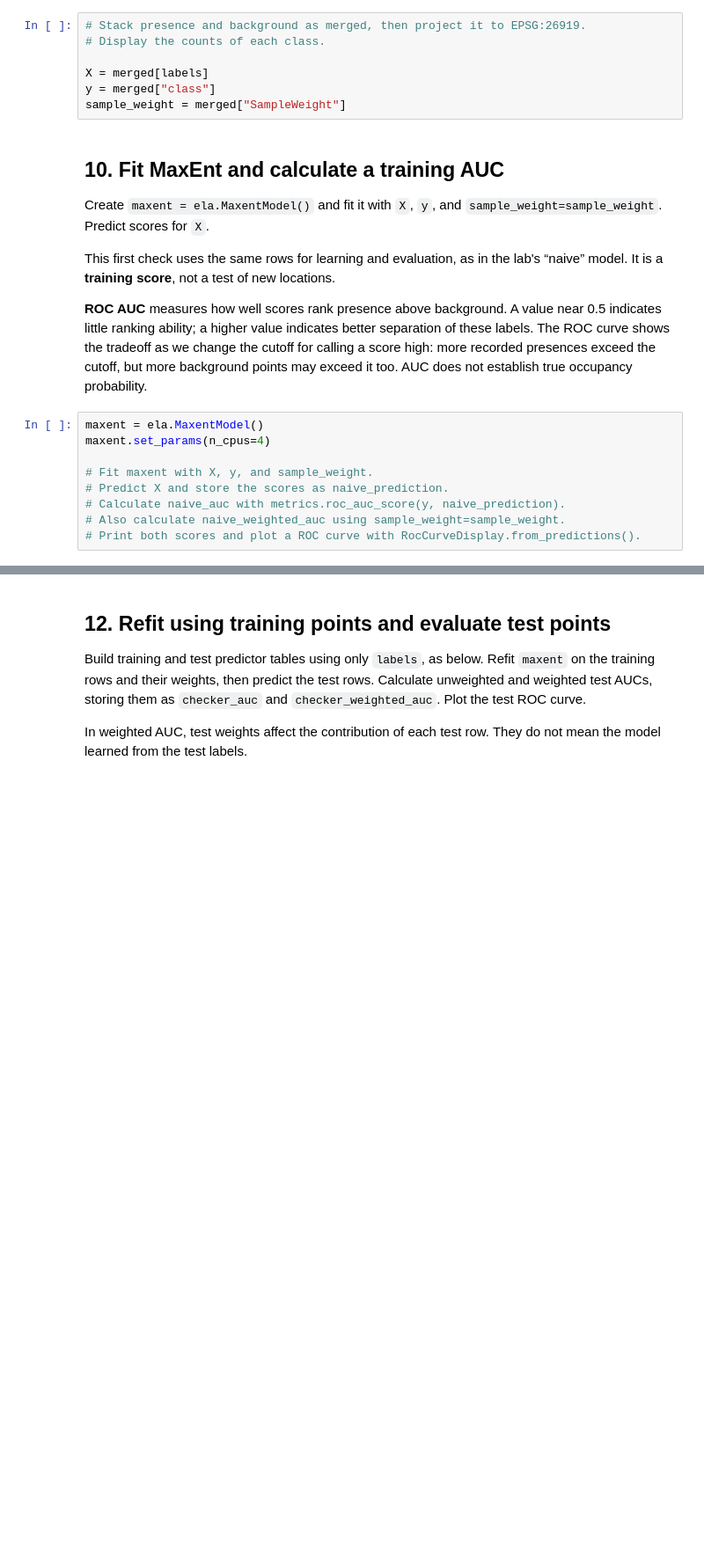
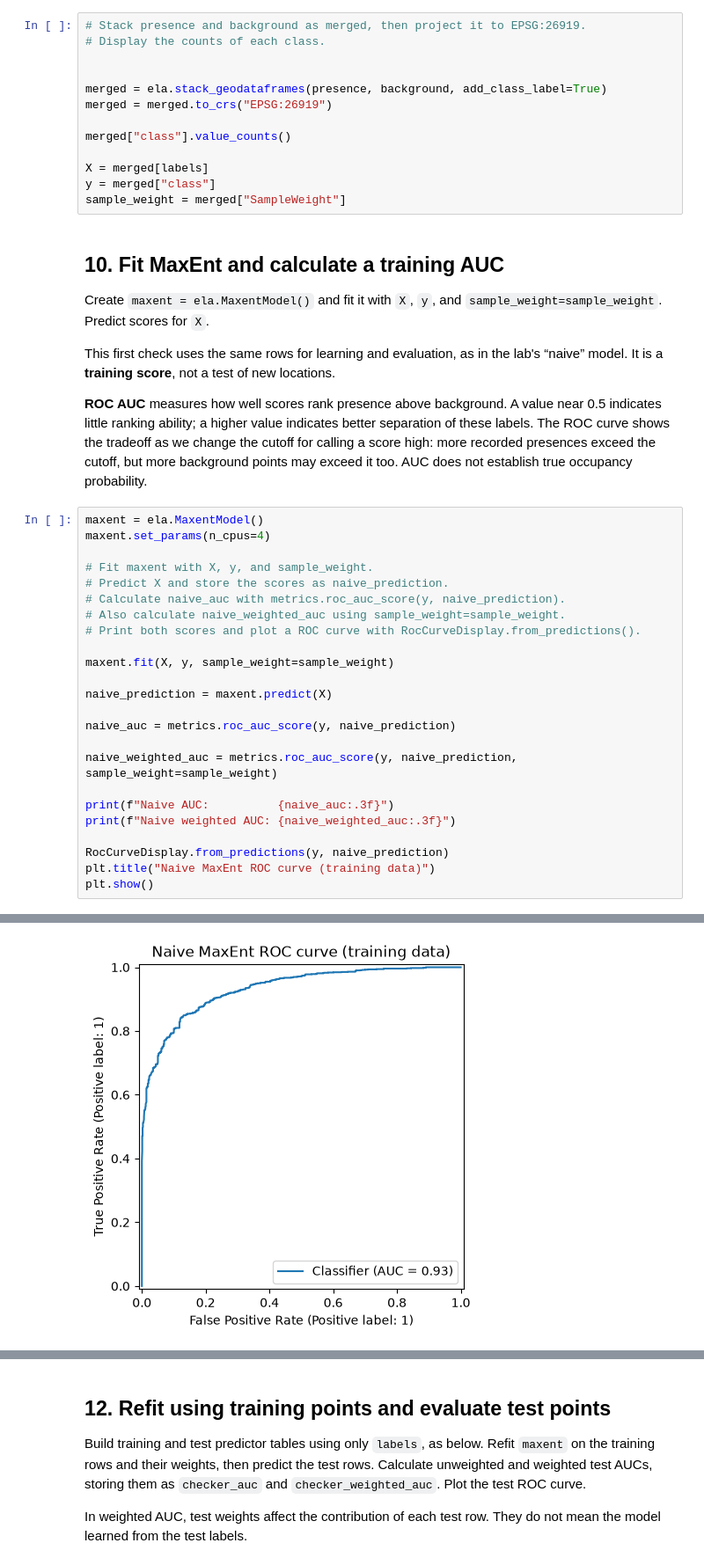
Before and after one commit to Ruddyduck13/BIO597-SpatialBiodiversity, a Jupyter notebook: docs/assignments/Assignment-08-SDM-Software.ipynb, the cells around one changed output, grey strips where cells are left out. Shown at 88% size. Drawn from its saved outputs; the diff is of its cells as text; blank space fills up the shorter version.

```diff
--- a/docs/assignments/Assignment-08-SDM-Software.ipynb
+++ b/docs/assignments/Assignment-08-SDM-Software.ipynb
@@ -149,6 +292,12 @@ Use `ela.stack_geodataframes(presence, background, add_class_label=True)` and pr
 # Stack presence and background as merged, then project it to EPSG:26919.
 # Display the counts of each class.
 
+
+merged = ela.stack_geodataframes(presence, background, add_class_label=True)
+merged = merged.to_crs("EPSG:26919")
+
+merged["class"].value_counts()
+
 X = merged[labels]
 y = merged["class"]
 sample_weight = merged["SampleWeight"]
@@ -169,3 +318,19 @@ maxent.set_params(n_cpus=4)
 # Calculate naive_auc with metrics.roc_auc_score(y, naive_prediction).
 # Also calculate naive_weighted_auc using sample_weight=sample_weight.
 # Print both scores and plot a ROC curve with RocCurveDisplay.from_predictions().
+
+maxent.fit(X, y, sample_weight=sample_weight)
+
+naive_prediction = maxent.predict(X)
+
+naive_auc = metrics.roc_auc_score(y, naive_prediction)
+
+naive_weighted_auc = metrics.roc_auc_score(y, naive_prediction, sample_weight=sample_weight)
+
+print(f"Naive AUC:          {naive_auc:.3f}")
+print(f"Naive weighted AUC: {naive_weighted_auc:.3f}")
+
+RocCurveDisplay.from_predictions(y, naive_prediction)
+plt.title("Naive MaxEnt ROC curve (training data)")
+plt.show()
+# %% [output]
@@ -172,2 +339,3 @@ maxent.set_params(n_cpus=4)
+[figure, added]
 # %% [markdown]
 **Interpretation:** Why might evaluating the same rows used to fit a model give an overly encouraging impression of performance?
```
Also changed, not shown: parts of 25 cells of this notebook, 2 other files.
